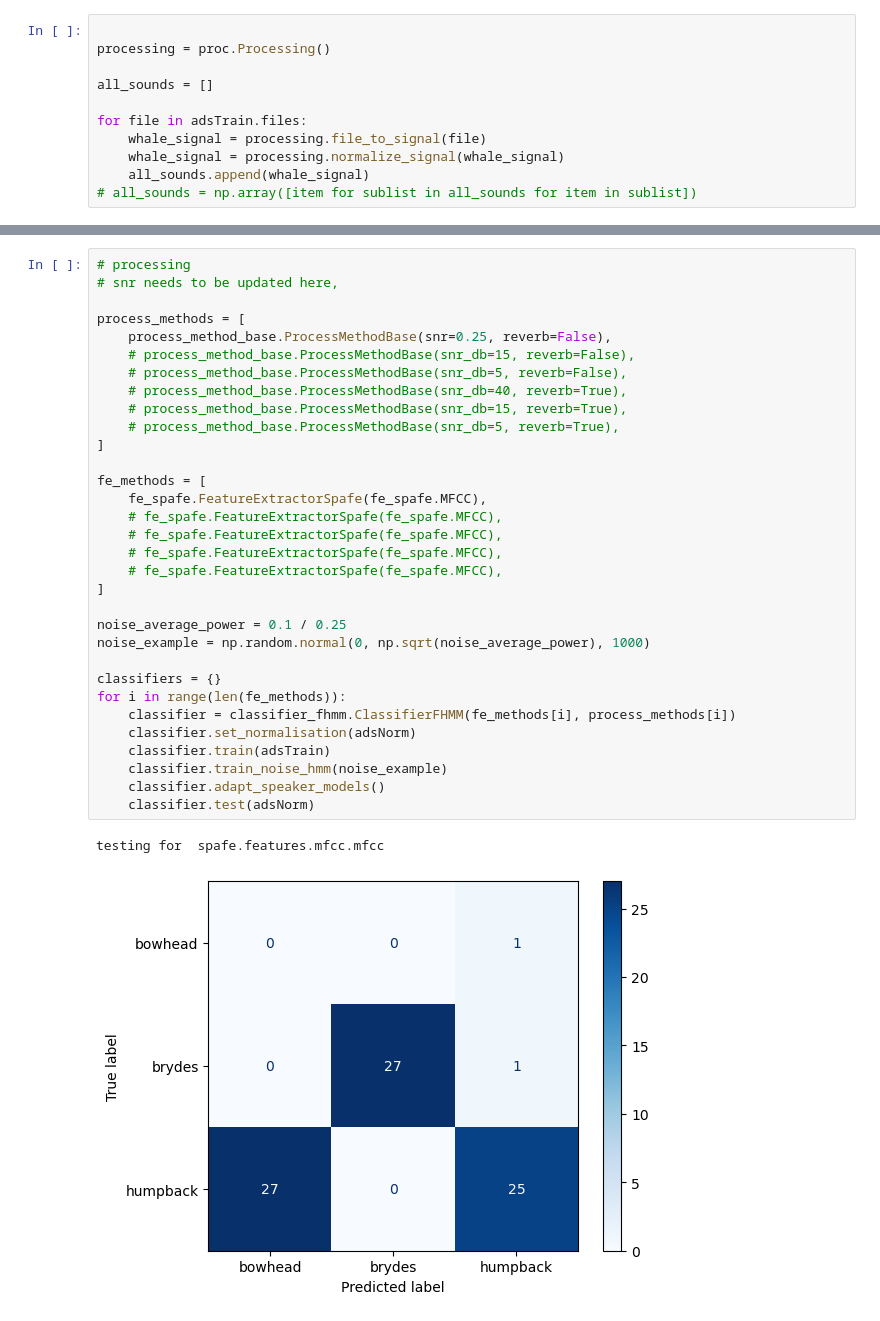
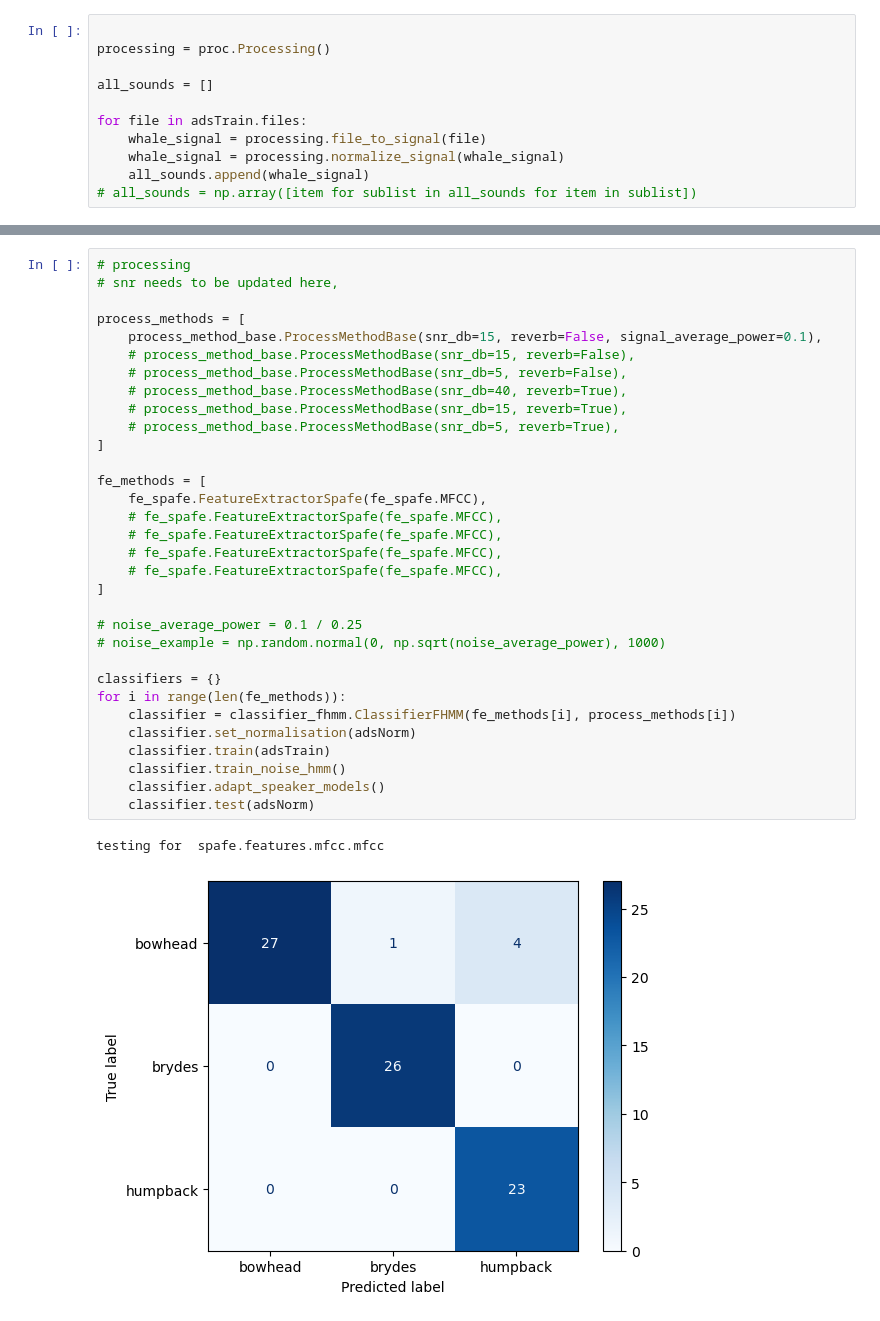
Before and after one commit to Davidjames9610/ubm, a Jupyter notebook: classifiers/fhmm/development/whale_verification_v1.ipynb, the cells around one changed output, grey strips where cells are left out. Saved outputs shown, nothing was run; the diff lists cells and outputs as text.

Commit message:
/main pmc added db to noise

```diff
--- a/classifiers/fhmm/development/whale_verification_v1.ipynb
+++ b/classifiers/fhmm/development/whale_verification_v1.ipynb
@@ -58,35 +59,35 @@ plt.plot(ap)
 # %%
 # processing
 # snr needs to be updated here,
 
 process_methods = [
-    process_method_base.ProcessMethodBase(snr=0.25, reverb=False),
+    process_method_base.ProcessMethodBase(snr_db=15, reverb=False, signal_average_power=0.1),
     # process_method_base.ProcessMethodBase(snr_db=15, reverb=False),
     # process_method_base.ProcessMethodBase(snr_db=5, reverb=False),
     # process_method_base.ProcessMethodBase(snr_db=40, reverb=True),
     # process_method_base.ProcessMethodBase(snr_db=15, reverb=True),
     # process_method_base.ProcessMethodBase(snr_db=5, reverb=True),
 ]
 
 fe_methods = [
     fe_spafe.FeatureExtractorSpafe(fe_spafe.MFCC),
     # fe_spafe.FeatureExtractorSpafe(fe_spafe.MFCC),
     # fe_spafe.FeatureExtractorSpafe(fe_spafe.MFCC),
     # fe_spafe.FeatureExtractorSpafe(fe_spafe.MFCC),
     # fe_spafe.FeatureExtractorSpafe(fe_spafe.MFCC),
 ]
 
-noise_average_power = 0.1 / 0.25
-noise_example = np.random.normal(0, np.sqrt(noise_average_power), 1000)
+# noise_average_power = 0.1 / 0.25
+# noise_example = np.random.normal(0, np.sqrt(noise_average_power), 1000)
 
 classifiers = {}
 for i in range(len(fe_methods)):
     classifier = classifier_fhmm.ClassifierFHMM(fe_methods[i], process_methods[i])
     classifier.set_normalisation(adsNorm)
     classifier.train(adsTrain)
-    classifier.train_noise_hmm(noise_example)
+    classifier.train_noise_hmm()
     classifier.adapt_speaker_models()
     classifier.test(adsNorm)
 # %% [output]
 testing for  spafe.features.mfcc.mfcc
-[figure, old version]
+[figure, new version]
```
Also changed, not shown: parts of 2 cells of this notebook, 4 other files.
